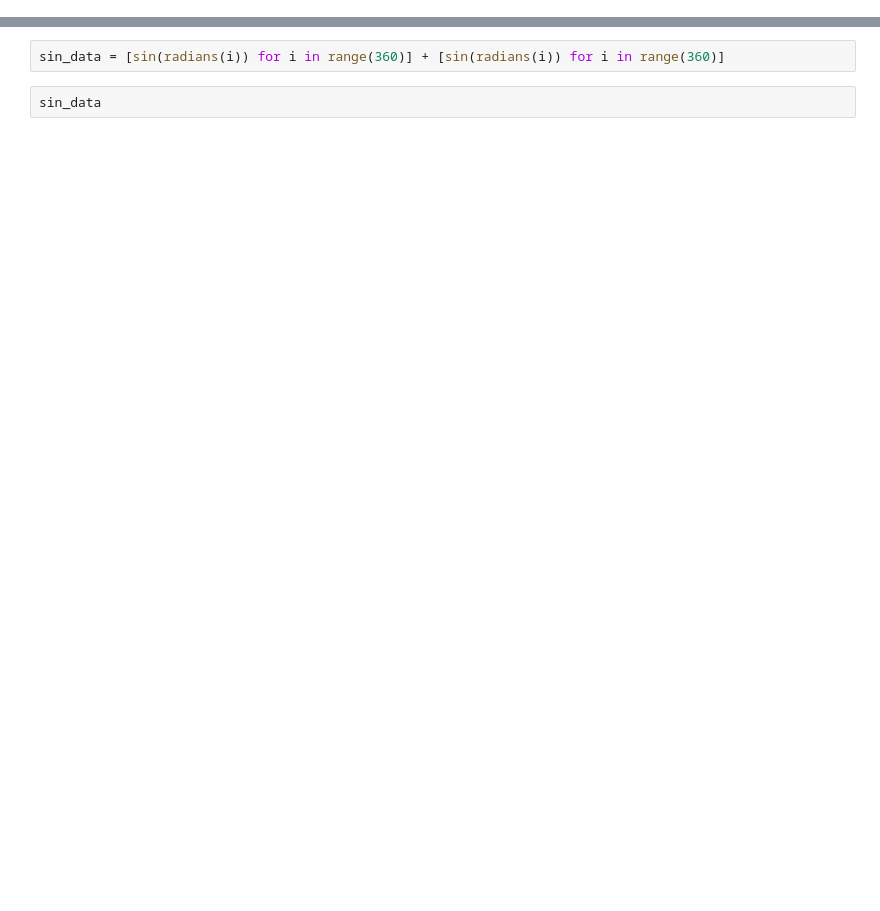
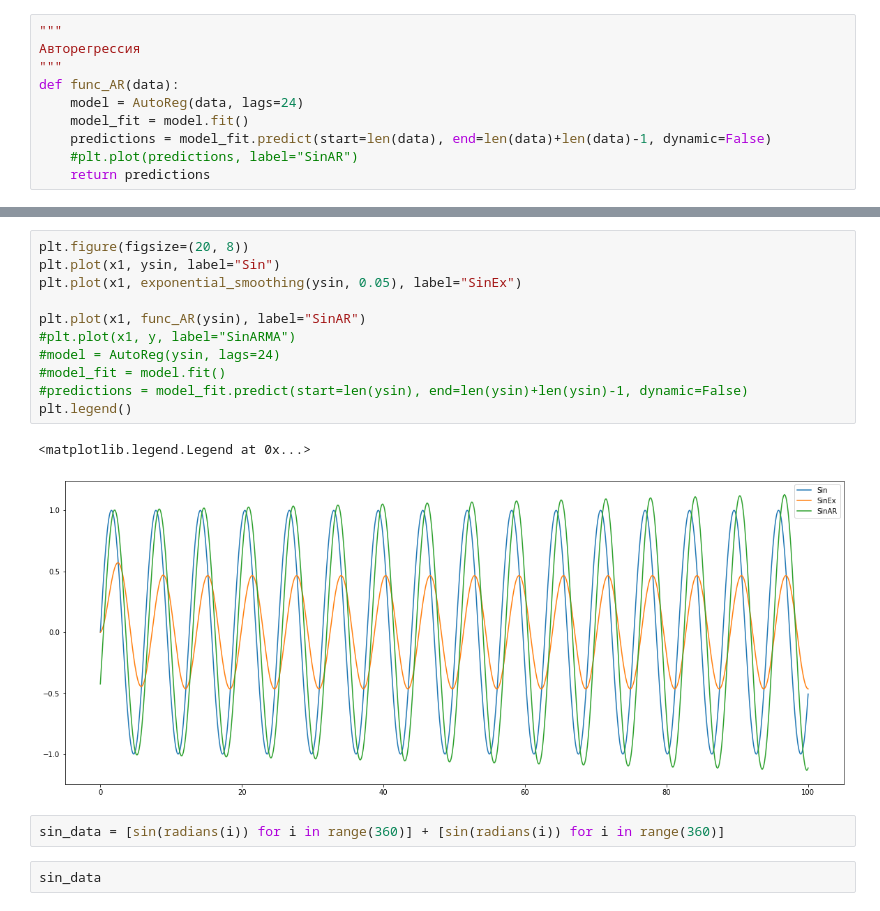
Before and after one commit to Max25112/PythonApplication1, a Jupyter notebook: PythonApplication1/practise.ipynb, the cells around one changed output, grey strips where cells are left out. Cells and saved outputs as stored; diff of their text form; blank space fills up the shorter version.

```diff
--- a/PythonApplication1/practise.ipynb
+++ b/PythonApplication1/practise.ipynb
@@ -47,0 +60,10 @@ ImportError: cannot import name 'sinn' from 'numpy' (c:\users\max\appdata\local\
+# %%
+"""
+Авторегрессия
+"""
+def func_AR(data):
+    model = AutoReg(data, lags=24)
+    model_fit = model.fit()
+    predictions = model_fit.predict(start=len(data), end=len(data)+len(data)-1, dynamic=False)
+    #plt.plot(predictions, label="SinAR")
+    return predictions
@@ -48,3 +80,17 @@ ImportError: cannot import name 'sinn' from 'numpy' (c:\users\max\appdata\local\
+# %%
+plt.figure(figsize=(20, 8))
+plt.plot(x1, ysin, label="Sin")
+plt.plot(x1, exponential_smoothing(ysin, 0.05), label="SinEx")
+
+plt.plot(x1, func_AR(ysin), label="SinAR")
+#plt.plot(x1, y, label="SinARMA")
+#model = AutoReg(ysin, lags=24)
+#model_fit = model.fit()
+#predictions = model_fit.predict(start=len(ysin), end=len(ysin)+len(ysin)-1, dynamic=False)
+plt.legend()
+# %% [output]
+<matplotlib.legend.Legend at 0x...>
+[figure, added]
 # %%
 sin_data = [sin(radians(i)) for i in range(360)] + [sin(radians(i)) for i in range(360)]
 # %%
```
Also changed, not shown: parts of 20 cells of this notebook, 1 other file.
